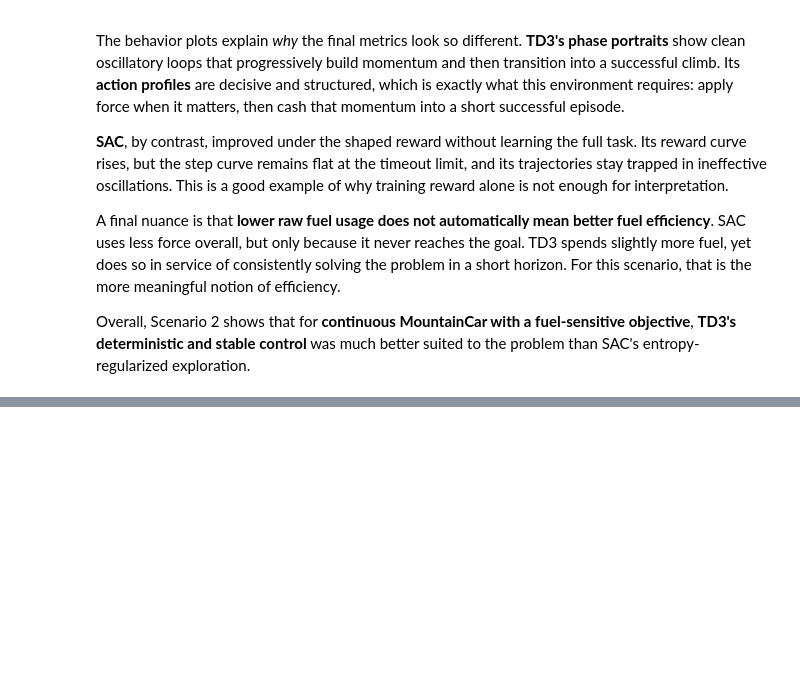
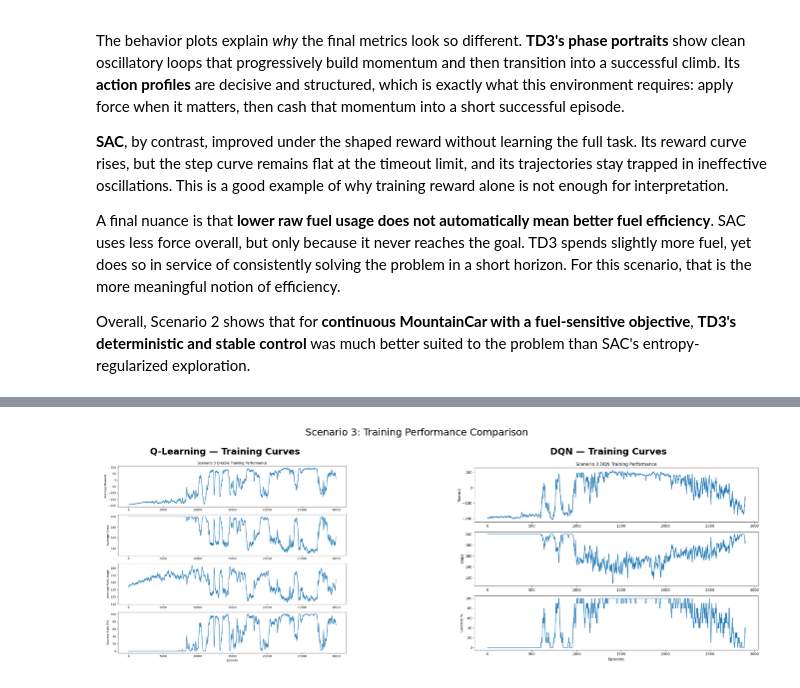
Before and after one commit to cayetana-h/TinderForRL, a Jupyter notebook: main_analysis.ipynb, the cells around one changed output, grey strips where cells are left out. Saved outputs shown, nothing was run; the diff lists cells and outputs as text; code cells hidden in the pictures; blank space fills up the shorter version.

Commit message:
add scenario 3 to analysis notebook

```diff
--- a/main_analysis.ipynb
+++ b/main_analysis.ipynb
@@ -1000,0 +1127,30 @@ Overall, Scenario 2 shows that for **continuous MountainCar with a fuel-sensitiv
+# %%
+import matplotlib.pyplot as plt
+import matplotlib.image as mpimg
+from pathlib import Path
+
+# Update to use correct path
+SCENARIO3_DIR = Path("training/results/scenario3")
+
+# Check if path exists, if not try alternate
+if not SCENARIO3_DIR.exists():
+    SCENARIO3_DIR = Path("results/scenario3")
+
+fig, axes = plt.subplots(1, 2, figsize=(16, 5))
+
+qtable_img = mpimg.imread(SCENARIO3_DIR / "plots/scenario3_qtable_training.png")
+dqn_img = mpimg.imread(SCENARIO3_DIR / "plots/scenario3_dqn_training.png")
+
+axes[0].imshow(qtable_img)
+axes[0].axis("off")
+axes[0].set_title("Q-Learning — Training Curves", fontsize=13, fontweight="bold")
+
+axes[1].imshow(dqn_img)
+axes[1].axis("off")
+axes[1].set_title("DQN — Training Curves", fontsize=13, fontweight="bold")
+
+plt.suptitle("Scenario 3: Training Performance Comparison", fontsize=14)
+plt.tight_layout()
+plt.show()
+# %% [output]
+[figure, added]
```
Also changed, not shown: parts of 25 cells of this notebook.
